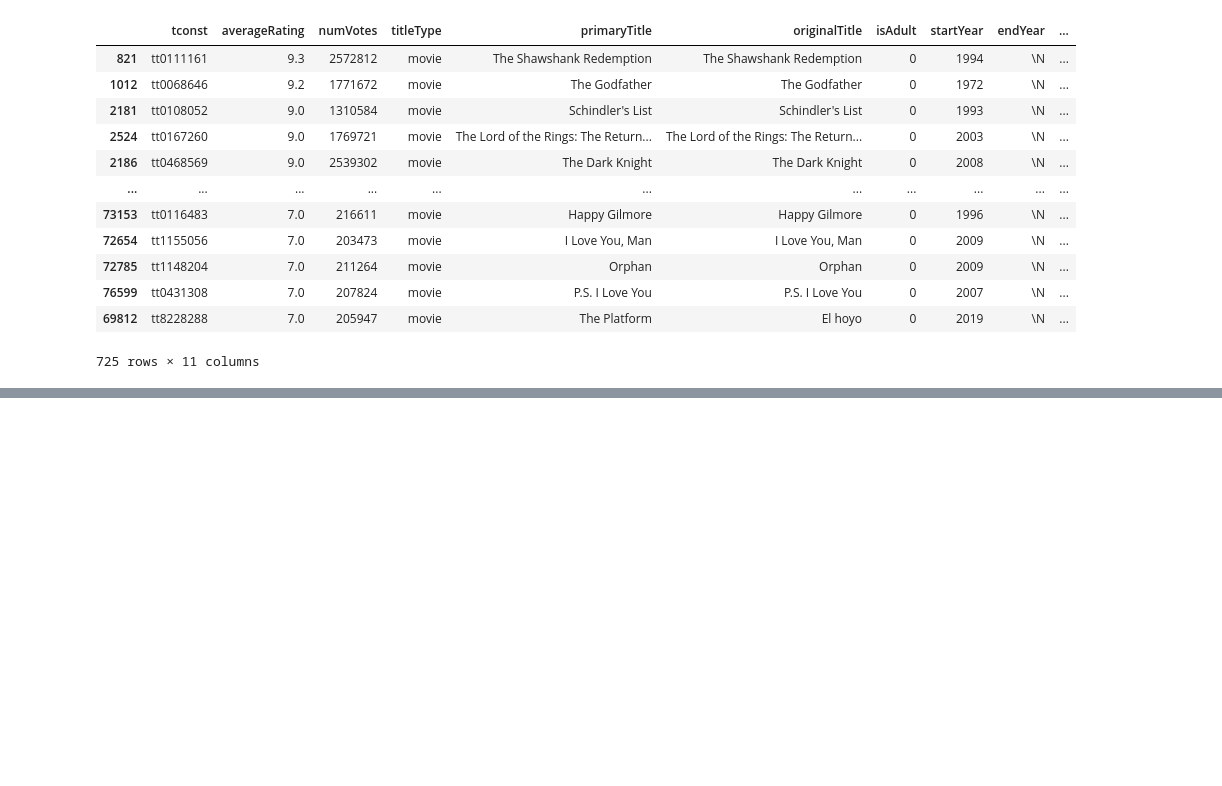
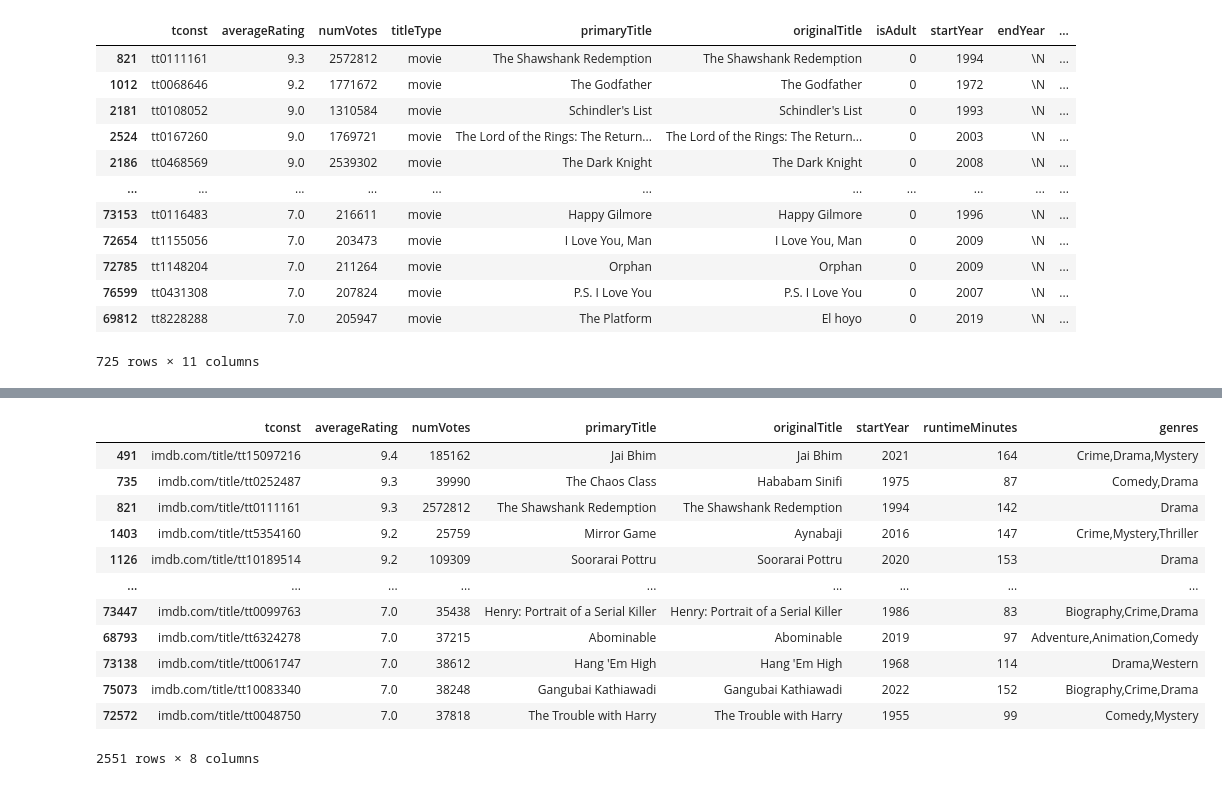
Before and after one commit to DarioDPR/ih_datamadpt1121_final_project, a Jupyter notebook: Notebooks/Final_Project_Movies_Dataset.ipynb, the cells around one changed output, grey strips where cells are left out. Drawn from its saved outputs; the diff is of its cells as text; code cells hidden in the pictures; blank space fills up the shorter version.

```diff
--- a/Notebooks/Final_Project_Movies_Dataset.ipynb
+++ b/Notebooks/Final_Project_Movies_Dataset.ipynb
@@ -237,0 +277,17 @@ imdbtop3
+# %%
+imdb_clean = imdbtop2.drop(['titleType', 'isAdult', 'endYear',], axis = 1)
+imdb_clean
+# %% [output]
+|  | tconst | averageRating | numVotes | primaryTitle | originalTitle | startYear | runtimeMinutes | genres |
+| 491 | imdb.com/title/tt15097216 | 9.4 | 185162 | Jai Bhim | Jai Bhim | 2021 | 164 | Crime,Drama,Mystery |
+| 735 | imdb.com/title/tt0252487 | 9.3 | 39990 | The Chaos Class | Hababam Sinifi | 1975 | 87 | Comedy,Drama |
+| 821 | imdb.com/title/tt0111161 | 9.3 | 2572812 | The Shawshank Redemption | The Shawshank Redemption | 1994 | 142 | Drama |
+| 1403 | imdb.com/title/tt5354160 | 9.2 | 25759 | Mirror Game | Aynabaji | 2016 | 147 | Crime,Mystery,Thriller |
+| 1126 | imdb.com/title/tt10189514 | 9.2 | 109309 | Soorarai Pottru | Soorarai Pottru | 2020 | 153 | Drama |
+| ... | ... | ... | ... | ... | ... | ... | ... | ... |
+| 73447 | imdb.com/title/tt0099763 | 7.0 | 35438 | Henry: Portrait of a Serial Killer | Henry: Portrait of a Serial Killer | 1986 | 83 | Biography,Crime,Drama |
+| 68793 | imdb.com/title/tt6324278 | 7.0 | 37215 | Abominable | Abominable | 2019 | 97 | Adventure,Animation,Comedy |
+| 73138 | imdb.com/title/tt0061747 | 7.0 | 38612 | Hang 'Em High | Hang 'Em High | 1968 | 114 | Drama,Western |
+| 75073 | imdb.com/title/tt10083340 | 7.0 | 38248 | Gangubai Kathiawadi | Gangubai Kathiawadi | 2022 | 152 | Biography,Crime,Drama |
+| 72572 | imdb.com/title/tt0048750 | 7.0 | 37818 | The Trouble with Harry | The Trouble with Harry | 1955 | 99 | Comedy,Mystery |
+2551 rows × 8 columns
```
Also changed, not shown: parts of 3 cells of this notebook.
